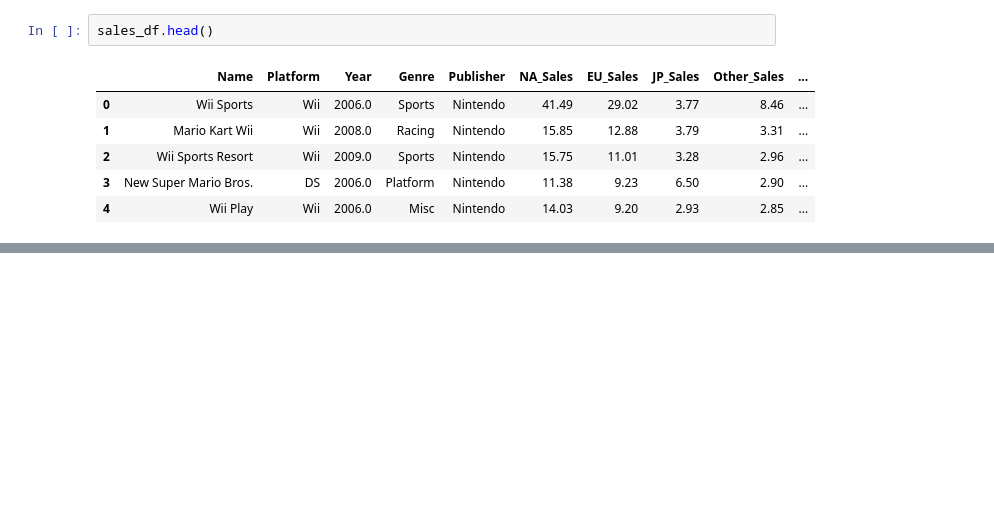
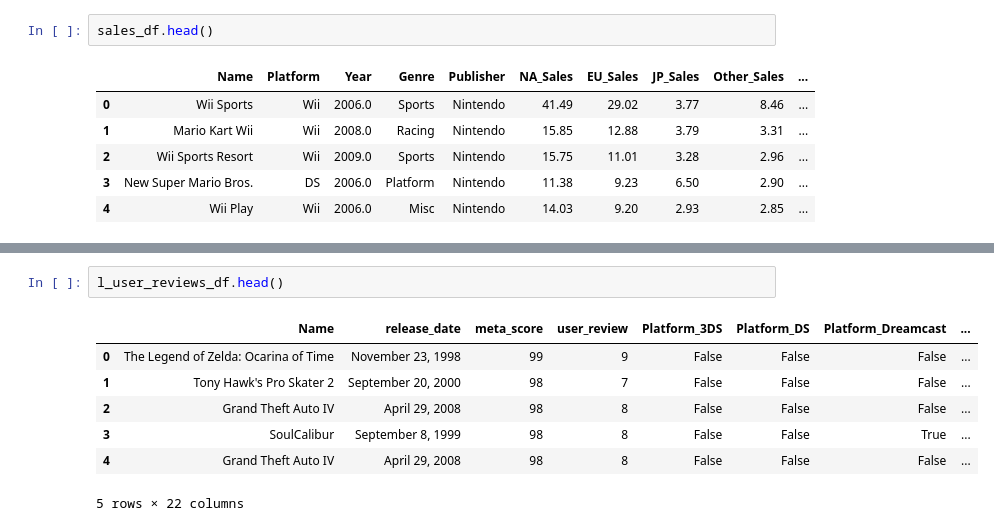
Before and after one commit to airbagdeer/tabular-ds-project, a Jupyter notebook: reserach-project/notebooks/video_games_data_proccesing.ipynb, the cells around one changed output, grey strips where cells are left out. Saved outputs shown, nothing was run; the diff lists cells and outputs as text; blank space fills up the shorter version.

```diff
--- a/reserach-project/notebooks/video_games_data_proccesing.ipynb
+++ b/reserach-project/notebooks/video_games_data_proccesing.ipynb
@@ -289,0 +339,10 @@ this includes:
+# %%
+l_user_reviews_df.head()
+# %% [output]
+|  | Name | release_date | meta_score | user_review | Platform_3DS | Platform_DS | Platform_Dreamcast | ... |
+| 0 | The Legend of Zelda: Ocarina of Time | November 23, 1998 | 99 | 9 | False | False | False | ... |
+| 1 | Tony Hawk's Pro Skater 2 | September 20, 2000 | 98 | 7 | False | False | False | ... |
+| 2 | Grand Theft Auto IV | April 29, 2008 | 98 | 8 | False | False | False | ... |
+| 3 | SoulCalibur | September 8, 1999 | 98 | 8 | False | False | True | ... |
+| 4 | Grand Theft Auto IV | April 29, 2008 | 98 | 8 | False | False | False | ... |
+5 rows × 22 columns
```
Also changed, not shown: parts of 12 cells of this notebook.
